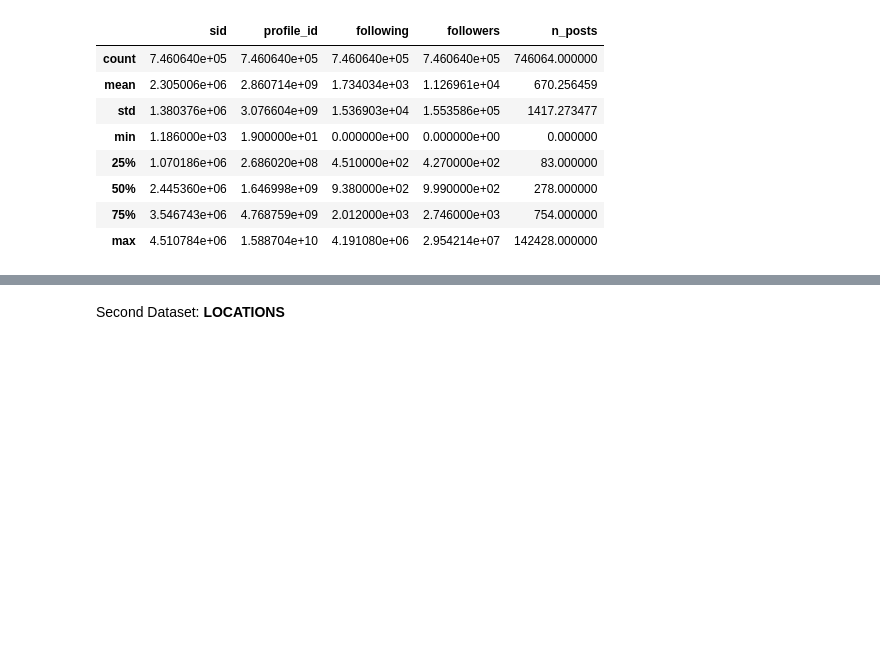
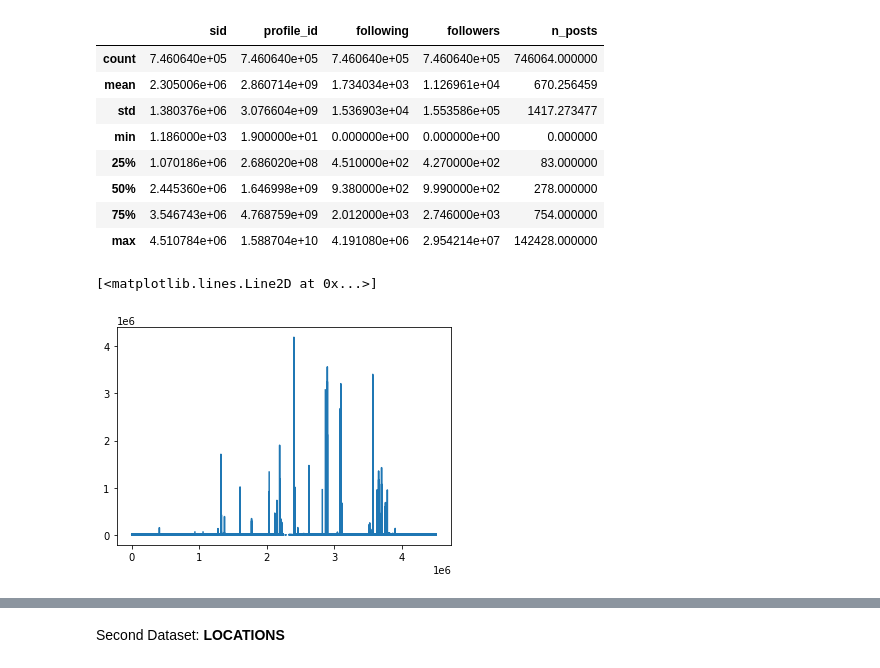
Before and after one commit to maryyyyna/ADM-HW2-Group14, a Jupyter notebook: main.ipynb, the cells around one changed output, grey strips where cells are left out. Cells and saved outputs as stored; diff of their text form; code cells hidden in the pictures; blank space fills up the shorter version.

```diff
--- a/main.ipynb
+++ b/main.ipynb
@@ -12,7 +11,7 @@ After collecting information, the Data Scientists have to know what dataset they
 # %% [markdown]
 First Dataset: **PROFILES**
 # %%
-profiles = pd.read_csv('instagram_profiles.csv', sep='\t')
+profiles = pd.read_csv('~/instagram_profiles.csv', sep='\t')
 profiles.head(5) #to get a better view of the output, we print only the first five rows
 # %% [output]
 |  | sid | profile_id | profile_name | firstname_lastname | description | following | followers | n_posts | ... |
@@ -69,3 +68,8 @@ profiles.describe() #principal indicators
 | 50% | 2.445360e+06 | 1.646998e+09 | 9.380000e+02 | 9.990000e+02 | 278.000000 |
 | 75% | 3.546743e+06 | 4.768759e+09 | 2.012000e+03 | 2.746000e+03 | 754.000000 |
 | max | 4.510784e+06 | 1.588704e+10 | 4.191080e+06 | 2.954214e+07 | 142428.000000 |
+# %%
+plt.plot(profiles['following']) # to highlight the peaks
+# %% [output]
+[<matplotlib.lines.Line2D at 0x...>]
+[figure, added]
```
Also changed, not shown: parts of 36 cells of this notebook.
